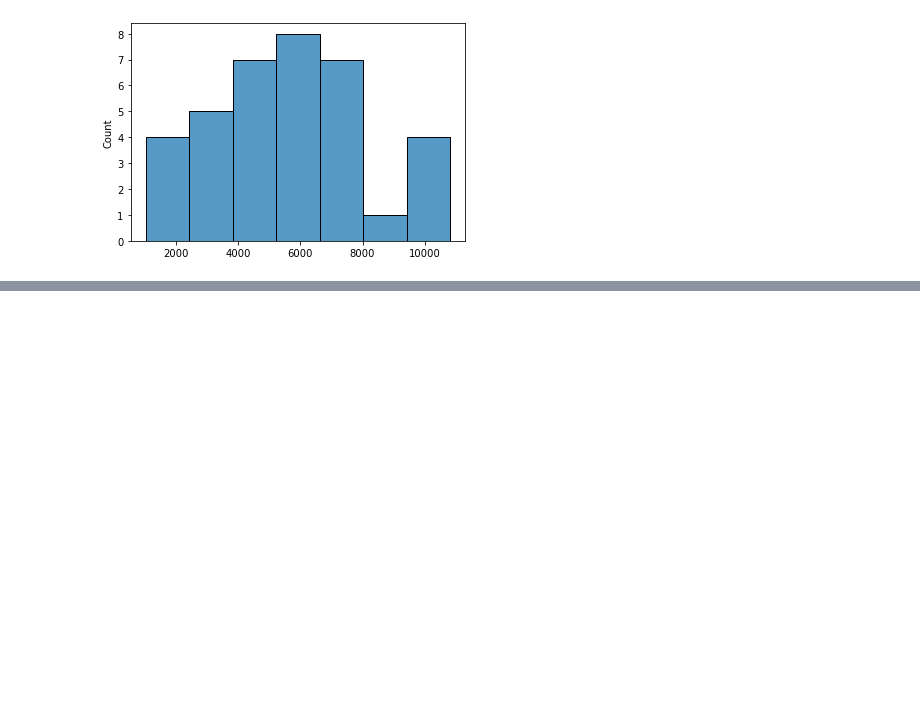
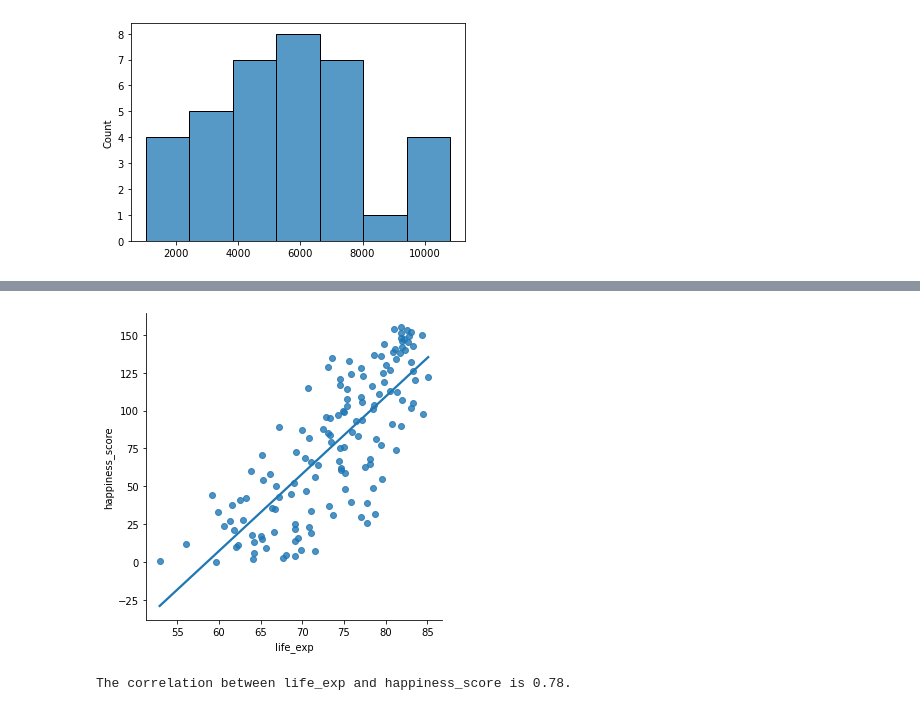
Before and after one commit to DimaGaz/bayesian_data_analysis, a Jupyter notebook: introduction_to_statistics.ipynb, the cells around one changed output, grey strips where cells are left out. Cells and saved outputs as stored; diff of their text form; code cells hidden in the pictures; blank space fills up the shorter version.

```diff
--- a/introduction_to_statistics.ipynb
+++ b/introduction_to_statistics.ipynb
@@ -457,0 +591,4 @@ Although the average sale amount went up, the variation also increased, so it's
+# %%
+# load and preview the data
+world_happiness = pd.read_csv('data/world_happiness.csv', index_col=[0])
+world_happiness.head()
@@ -457,0 +602,14 @@ Although the average sale amount went up, the variation also increased, so it's
+# %%
+# Create scatterplot of happiness_score vs life_exp with trendline
+sns.lmplot(x='life_exp', y='happiness_score', data=world_happiness, ci=None)
+
+# Show plot
+plt.show()
+
+# Correlation between life_exp and happiness_score
+cor = world_happiness['life_exp'].corr(world_happiness['happiness_score'])
+
+print("The correlation between life_exp and happiness_score is {0:.2f}.".format(cor))
+# %% [output]
+[figure, added]
+The correlation between life_exp and happiness_score is 0.78.
```
Also changed, not shown: parts of 25 cells of this notebook.
